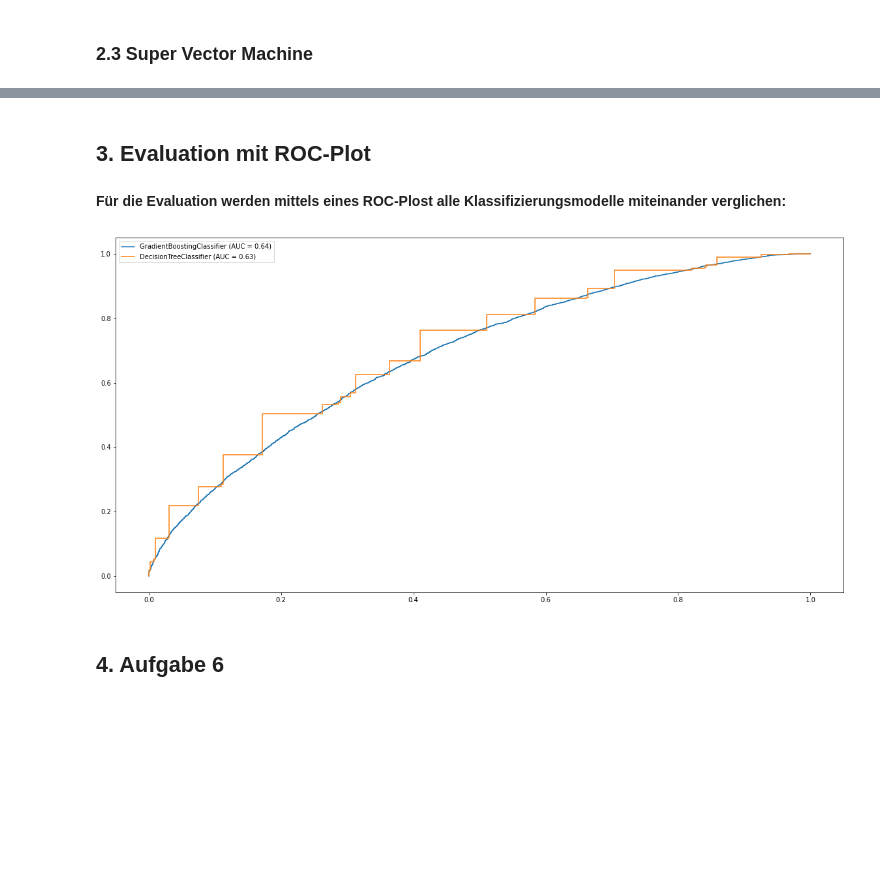
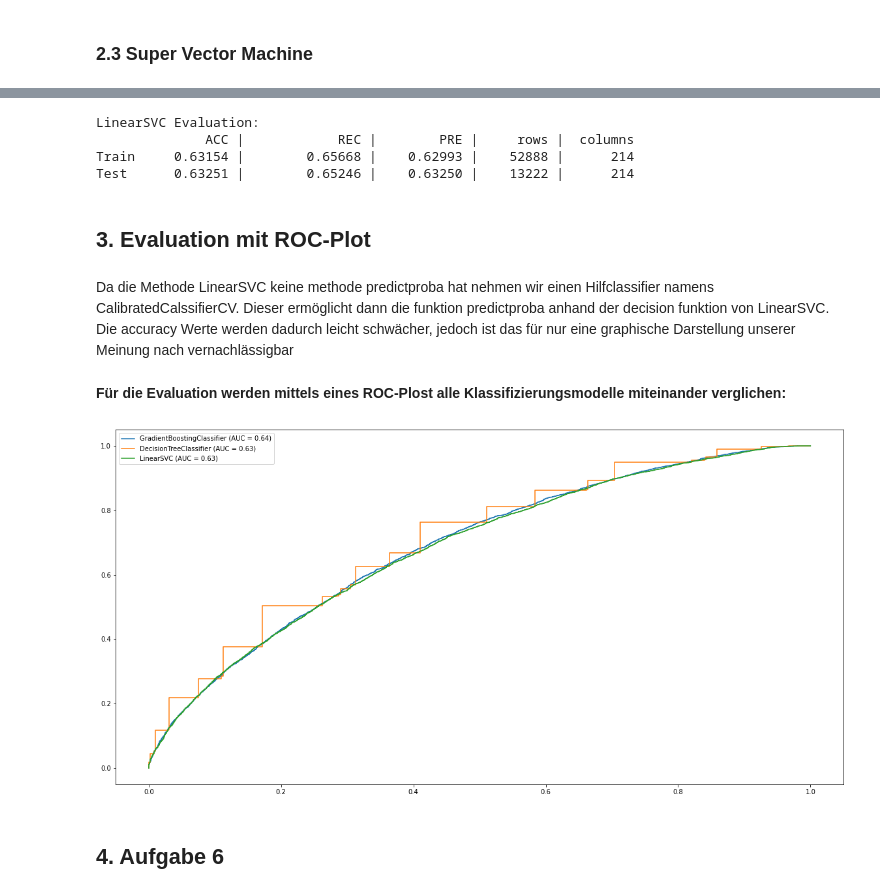
Before and after one commit to P-AEL/ML-Projekt, a Jupyter notebook: main.ipynb, the cells around one changed output, grey strips where cells are left out. Drawn from its saved outputs; the diff is of its cells as text; code cells hidden in the pictures; blank space fills up the shorter version.

```diff
--- a/main.ipynb
+++ b/main.ipynb
@@ -295,7 +313,7 @@ Hier Testdaten einfügen (falls keine Datenfehler):
 df_classifier = df.copy()
 
 # Festlegen von Featuren und Label
-X = pd.get_dummies(df_classifier[["item_id","item_size", "item_color",	"brand_id",	"item_price",	"user_id",	"user_title",	"user_state",	"age",	"acc_age",	"markdown", "return_ratio"]], dummy_na= True)
+X = df_classifier.drop(["return","order_date","delivery_date","user_dob","user_reg_date"],axis=1)
 y = df_classifier["return"]
 
 # Aufteilung in Trainings- und Testdaten
@@ -382,0 +409,10 @@ Test      0.63561 |        0.65725 |    0.63502 |    13222 |      214
+# %%
+pipe = make_pipeline(StandardScaler(),
+                     LinearSVC( tol=1e-5,dual=False,max_iter=10000)
+                     )
+param_grid = {
+    "linearsvc__C": np.linspace(0.001, 3, 20),
+}
+grid = GridSearchCV(pipe,param_grid,scoring="accuracy",n_jobs=2,return_train_score=True)
+grid.fit(X_train,y_train)
+print(f"Best parameters: {grid.best_params_}, best score: {grid.best_score_}")
@@ -383,15 +423,38 @@ Test      0.63561 |        0.65725 |    0.63502 |    13222 |      214
+# %%
+pipe_best = make_pipeline(StandardScaler(),
+                     LinearSVC( tol=1e-5,dual=False,max_iter=10000,C=grid.best_params_['linearsvc__C'])
+                     )
+pipe_best.fit(X_train,y_train)
+y_pred_train_best_svc = pipe_best.predict(X_train)
+y_pred_test_best_svc = pipe_best.predict(X_test)
+
+print_evaluation("LinearSVC", X_train, X_test, y_train, y_test, y_pred_train_best_svc, y_pred_test_best_svc)
+# %% [output]
+LinearSVC Evaluation:
+              ACC |            REC |        PRE |     rows |  columns
+Train     0.63154 |        0.65668 |    0.62993 |    52888 |      214
+Test      0.63251 |        0.65246 |    0.63250 |    13222 |      214
 # %% [markdown]
 ## 3. Evaluation mit ROC-Plot
+# %% [markdown]
+Da die Methode LinearSVC keine methode predictproba hat nehmen wir einen Hilfclassifier namens CalibratedCalssifierCV.
+Dieser ermöglicht dann die funktion predictproba anhand der decision funktion von LinearSVC.
+Die accuracy Werte werden dadurch leicht schwächer, jedoch ist das für nur eine graphische Darstellung unserer Meinung nach vernachlässigbar
+# %%
+clf = CalibratedClassifierCV(pipe_best,cv="prefit")
+clf.fit(X_train,y_train)
+y_pred_test_best_clf = clf.predict(X_test)
 # %% [markdown]
 **Für die Evaluation werden mittels eines ROC-Plost alle Klassifizierungsmodelle miteinander verglichen:**
 # %%
 plot_roc_curve(X_test, y_test,
  y_predict= [
   [best_gbc, y_pred_test_best_gbc, "GradientBoostingClassifier"],
-  [best_dtc, y_pred_test_best_dtc, "DecisionTreeClassifier"]
+  [best_dtc, y_pred_test_best_dtc, "DecisionTreeClassifier"],
+  [clf, y_pred_test_best_clf, "LinearSVC"]
   ]
  )
 # %% [output]
-[figure, old version]
+[figure, new version]
 # %% [markdown]
 ## 4. Aufgabe 6
```
Also changed, not shown: parts of 10 cells of this notebook, 1 other file.
